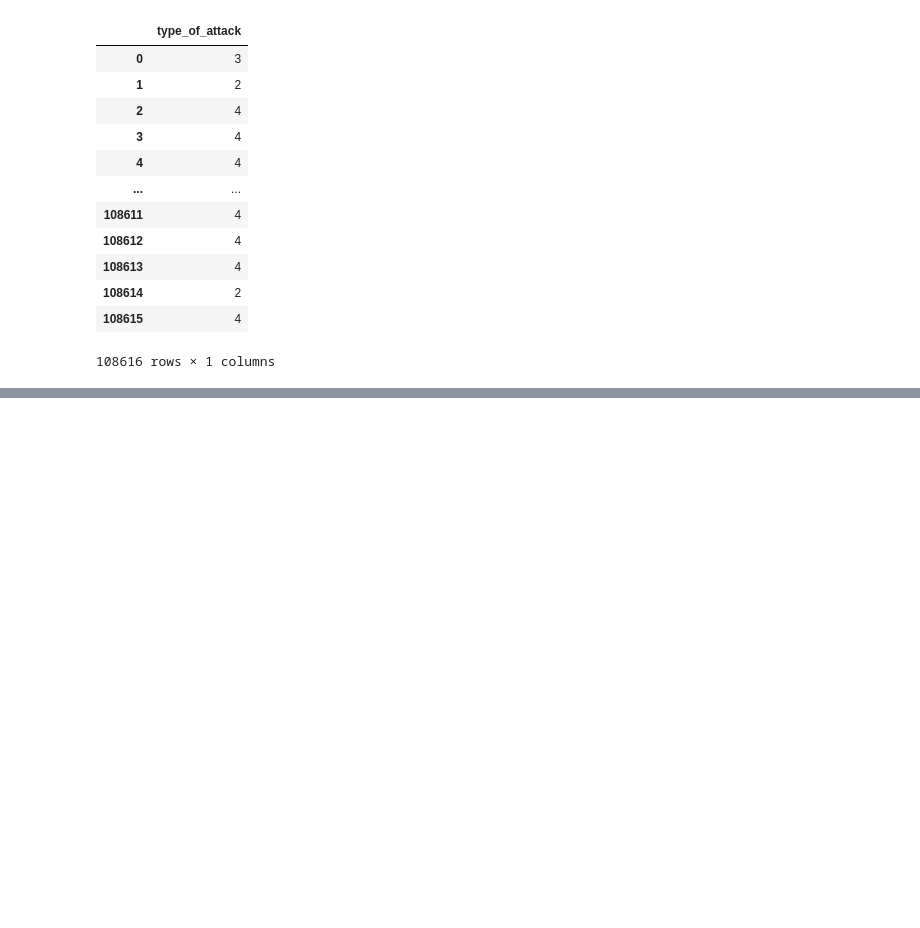
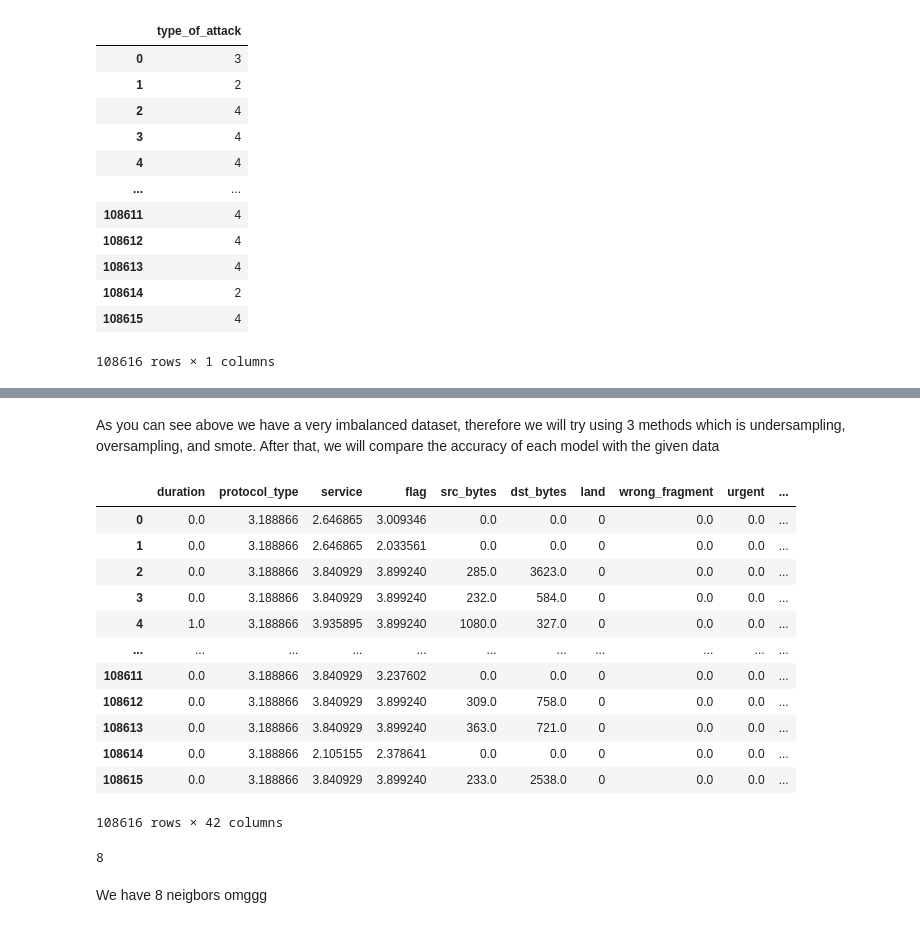
Before and after one commit to Jehoi-ga-ada/DAC-ITS-Preliminary-Round, a Jupyter notebook: model.ipynb, the cells around one changed output, grey strips where cells are left out. Saved outputs shown, nothing was run; the diff lists cells and outputs as text; code cells hidden in the pictures; blank space fills up the shorter version.

```diff
--- a/model.ipynb
+++ b/model.ipynb
@@ -66,0 +214,19 @@ Now we have to encode the labels, for this dataset we will use mean encoding tec
+# %% [markdown]
+As you can see above we have a very imbalanced dataset, therefore we will try using 3 methods which is undersampling, oversampling, and smote. After that, we will compare the accuracy of each model with the given data
+# %%
+preprocessed_data = pd.concat([features_encoded, label_encoded_target], axis = 1)
+preprocessed_data
+# %% [output]
+|  | duration | protocol_type | service | flag | src_bytes | dst_bytes | land | wrong_fragment | urgent | ... |
+| 0 | 0.0 | 3.188866 | 2.646865 | 3.009346 | 0.0 | 0.0 | 0 | 0.0 | 0.0 | ... |
+| 1 | 0.0 | 3.188866 | 2.646865 | 2.033561 | 0.0 | 0.0 | 0 | 0.0 | 0.0 | ... |
+| 2 | 0.0 | 3.188866 | 3.840929 | 3.899240 | 285.0 | 3623.0 | 0 | 0.0 | 0.0 | ... |
+| 3 | 0.0 | 3.188866 | 3.840929 | 3.899240 | 232.0 | 584.0 | 0 | 0.0 | 0.0 | ... |
+| 4 | 1.0 | 3.188866 | 3.935895 | 3.899240 | 1080.0 | 327.0 | 0 | 0.0 | 0.0 | ... |
+| ... | ... | ... | ... | ... | ... | ... | ... | ... | ... | ... |
+| 108611 | 0.0 | 3.188866 | 3.840929 | 3.237602 | 0.0 | 0.0 | 0 | 0.0 | 0.0 | ... |
+| 108612 | 0.0 | 3.188866 | 3.840929 | 3.899240 | 309.0 | 758.0 | 0 | 0.0 | 0.0 | ... |
+| 108613 | 0.0 | 3.188866 | 3.840929 | 3.899240 | 363.0 | 721.0 | 0 | 0.0 | 0.0 | ... |
+| 108614 | 0.0 | 3.188866 | 2.105155 | 2.378641 | 0.0 | 0.0 | 0 | 0.0 | 0.0 | ... |
+| 108615 | 0.0 | 3.188866 | 3.840929 | 3.899240 | 233.0 | 2538.0 | 0 | 0.0 | 0.0 | ... |
+108616 rows × 42 columns
@@ -66,0 +236,6 @@ Now we have to encode the labels, for this dataset we will use mean encoding tec
+# %%
+Y.nunique()
+# %% [output]
+8
+# %% [markdown]
+We have 8 neigbors omggg
```
Also changed, not shown: parts of 27 cells of this notebook.
